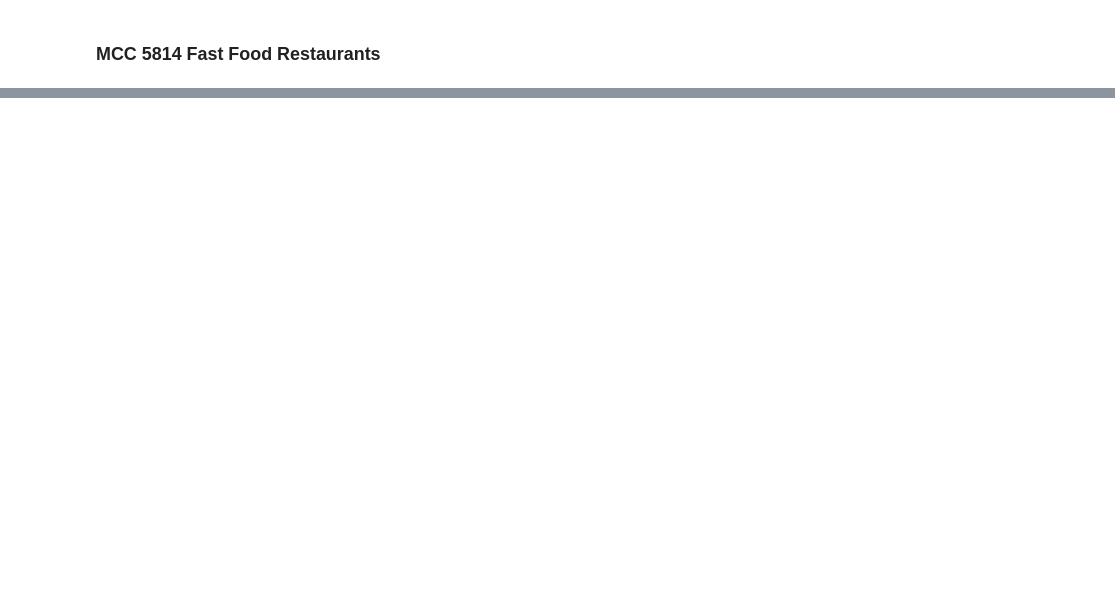
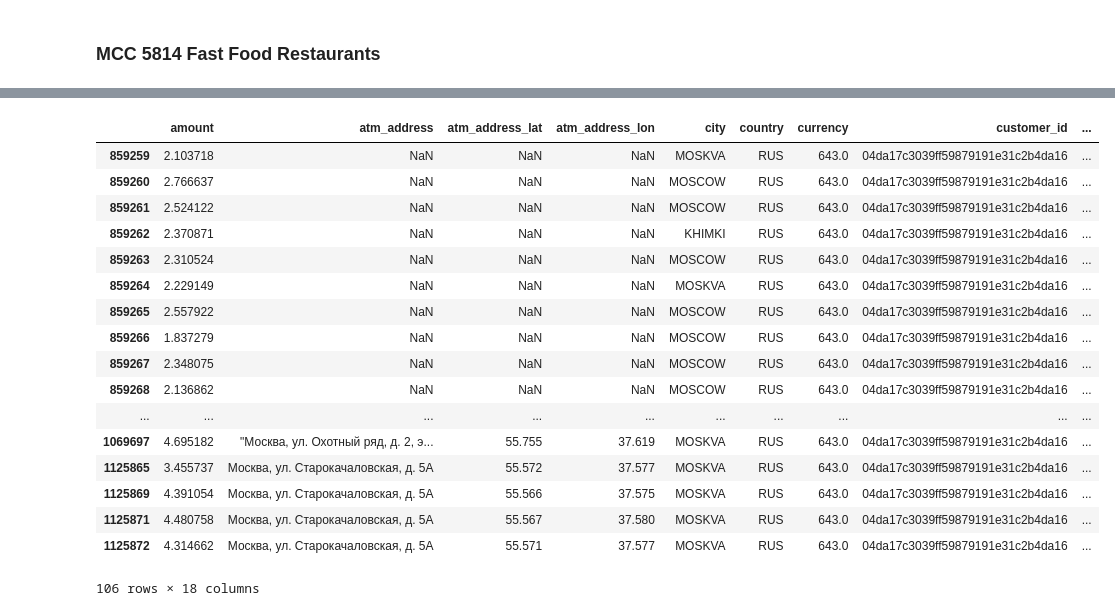
Before and after one commit to PhySci/raiffaizen, a Jupyter notebook: EDA.ipynb, the cells around one changed output, grey strips where cells are left out. Drawn from its saved outputs; the diff is of its cells as text; code cells hidden in the pictures; blank space fills up the shorter version.

```diff
--- a/EDA.ipynb
+++ b/EDA.ipynb
@@ -364,0 +523,3 @@ GaussianMixture(covariance_type='full', init_params='kmeans', max_iter=100,
+# %%
+f2 = '04da17c3039ff59879191e31c2b4da16'
+show_user(f2, atm=True)
@@ -364,0 +545,21 @@ GaussianMixture(covariance_type='full', init_params='kmeans', max_iter=100,
+# %%
+customer_gr.get_group(f2)
+# %% [output]
+|  | amount | atm_address | atm_address_lat | atm_address_lon | city | country | currency | customer_id | ... |
+| 859259 | 2.103718 | NaN | NaN | NaN | MOSKVA | RUS | 643.0 | 04da17c3039ff59879191e31c2b4da16 | ... |
+| 859260 | 2.766637 | NaN | NaN | NaN | MOSCOW | RUS | 643.0 | 04da17c3039ff59879191e31c2b4da16 | ... |
+| 859261 | 2.524122 | NaN | NaN | NaN | MOSCOW | RUS | 643.0 | 04da17c3039ff59879191e31c2b4da16 | ... |
+| 859262 | 2.370871 | NaN | NaN | NaN | KHIMKI | RUS | 643.0 | 04da17c3039ff59879191e31c2b4da16 | ... |
+| 859263 | 2.310524 | NaN | NaN | NaN | MOSCOW | RUS | 643.0 | 04da17c3039ff59879191e31c2b4da16 | ... |
+| 859264 | 2.229149 | NaN | NaN | NaN | MOSKVA | RUS | 643.0 | 04da17c3039ff59879191e31c2b4da16 | ... |
+| 859265 | 2.557922 | NaN | NaN | NaN | MOSCOW | RUS | 643.0 | 04da17c3039ff59879191e31c2b4da16 | ... |
+| 859266 | 1.837279 | NaN | NaN | NaN | MOSCOW | RUS | 643.0 | 04da17c3039ff59879191e31c2b4da16 | ... |
+| 859267 | 2.348075 | NaN | NaN | NaN | MOSCOW | RUS | 643.0 | 04da17c3039ff59879191e31c2b4da16 | ... |
+| 859268 | 2.136862 | NaN | NaN | NaN | MOSCOW | RUS | 643.0 | 04da17c3039ff59879191e31c2b4da16 | ... |
+| ... | ... | ... | ... | ... | ... | ... | ... | ... | ... |
+| 1069697 | 4.695182 | "Москва, ул. Охотный ряд, д. 2, э... | 55.755 | 37.619 | MOSKVA | RUS | 643.0 | 04da17c3039ff59879191e31c2b4da16 | ... |
+| 1125865 | 3.455737 | Москва, ул. Старокачаловская, д. 5А | 55.572 | 37.577 | MOSKVA | RUS | 643.0 | 04da17c3039ff59879191e31c2b4da16 | ... |
+| 1125869 | 4.391054 | Москва, ул. Старокачаловская, д. 5А | 55.566 | 37.575 | MOSKVA | RUS | 643.0 | 04da17c3039ff59879191e31c2b4da16 | ... |
+| 1125871 | 4.480758 | Москва, ул. Старокачаловская, д. 5А | 55.567 | 37.580 | MOSKVA | RUS | 643.0 | 04da17c3039ff59879191e31c2b4da16 | ... |
+| 1125872 | 4.314662 | Москва, ул. Старокачаловская, д. 5А | 55.571 | 37.577 | MOSKVA | RUS | 643.0 | 04da17c3039ff59879191e31c2b4da16 | ... |
+106 rows × 18 columns
```
Also changed, not shown: parts of 28 cells of this notebook.
